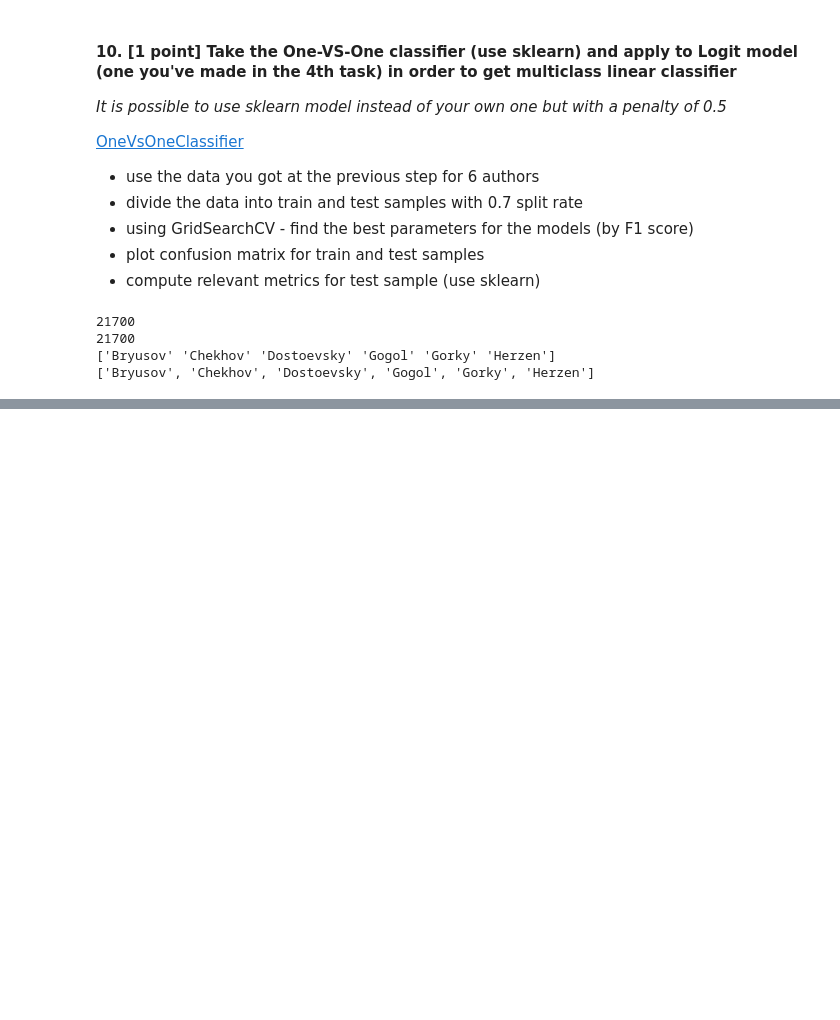
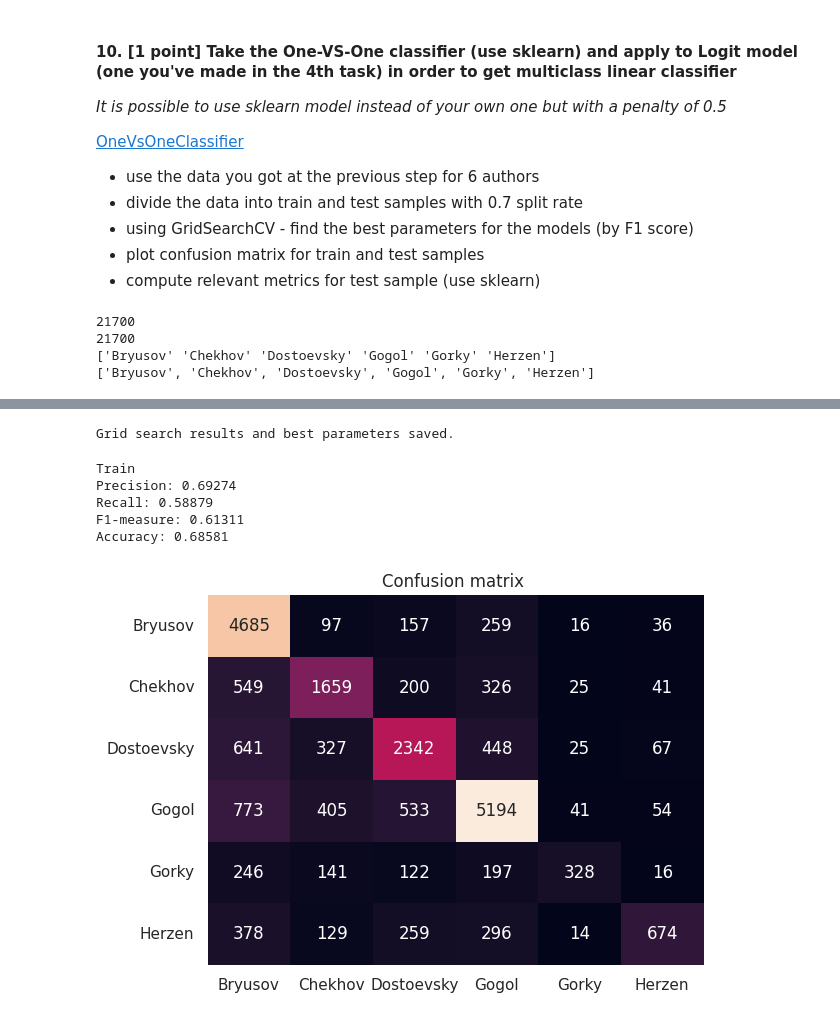
Before and after one commit to yakovlevia/Mathematical-methods-of-data-analysis, a Jupyter notebook: hw3ml_2024_best_ copy 2.ipynb, the cells around one changed output, grey strips where cells are left out. Saved outputs shown, nothing was run; the diff lists cells and outputs as text; code cells hidden in the pictures; blank space fills up the shorter version.

```diff
--- a/hw3ml_2024_best_ copy 2.ipynb
+++ b/hw3ml_2024_best_ copy 2.ipynb
@@ -1317,29 +1317,19 @@ class ToNumpyArrayTransformer(BaseEstimator, TransformerMixin):
 #Best Parameters: {'classifier__beta': 0.0, 'classifier__gamma': 0.0, 'classifier__learning_rate': 0.01, 'classifier__max_iter': 1000, 'classifier__tolerance': 0.0001, 'vectorizer__max_features': 3000}
 
 param_grid = {
-    'vectorizer__max_features': [500, 1000, 1500],  # CountVectorizer parameters
-    'classifier__estimator__beta': [0, 5],
-    'classifier__estimator__gamma': [0, 5],
-    'classifier__estimator__learning_rate': [1e-4, 1e-3, 1e-2],
-    'classifier__estimator__tolerance': [0.001, 0.0001],
-    'classifier__estimator__max_iter': [1000, 4500]
-}
-
-param_grid = {
-    'vectorizer__max_features': [500],  # CountVectorizer parameters
+    'vectorizer__max_features': [1000, 2000, 3000],  # CountVectorizer parameters
     'classifier__estimator__beta': [0],
     'classifier__estimator__gamma': [0],
     'classifier__estimator__learning_rate': [1e-4, 1e-3],
-    'classifier__estimator__tolerance': [0.001, 0.0001],
-    'classifier__estimator__max_iter': [4500]
+    'classifier__estimator__tolerance': [0.0001],
+    'classifier__estimator__max_iter': [1000, 4500]
 }
-
 
 # Set up the pipeline
 pipeline = Pipeline([
     ('vectorizer', TfidfVectorizer()),  # Text vectorization
     ('to_numpy', ToNumpyArrayTransformer()),  # Custom transformer
-    ('classifier', OneVsOneClassifier(Logit()))  # Classifier step (OneVsOneClassifier with Logit)
+    ('classifier', OneVsOneClassifier(Logit(), n_jobs=9))  # Classifier step (OneVsOneClassifier with Logit)
 ])
 
 # Define the scoring function (macro F1 score)
@@ -1350,7 +1340,7 @@ grid_search_multi = GridSearchCV(
     estimator=pipeline,
     param_grid=param_grid,
     scoring=scorer,
-    n_jobs=cpu_count() - 1,  # Use all available CPUs minus 2
+    n_jobs=2,  # Use all available CPUs minus 2
     cv=2,  # Cross-validation with 2 folds
     verbose=2
 )
@@ -1385,6 +1403,8 @@ best_results_df = pd.DataFrame({
 best_results_df.to_csv('best_results3.csv', index=False)
 
 print("Grid search results and best parameters saved.")
+# %% [output]
+Grid search results and best parameters saved.
 # %%
 from sklearn.pipeline import Pipeline
 from sklearn.base import TransformerMixin
@@ -1404,15 +1424,15 @@ class ToNumpyArrayTransformer(BaseEstimator, TransformerMixin):
 param_grid = {
     'beta': 0,
     'gamma': 0,
-    'learning_rate': 1e-3,
+    'learning_rate': 0.001,
     'tolerance': 0.0001,
-    'max_iter': 4500
+    'max_iter': 6000
 }
 
 
 # Set up the pipeline
 pipeline = Pipeline([
-    ('vectorizer', TfidfVectorizer(max_features = 2000)),  # Text vectorization
+    ('vectorizer', TfidfVectorizer(max_features = 3000)),  # Text vectorization
     ('to_numpy', ToNumpyArrayTransformer()),  # Custom transformer
     ('classifier', OneVsOneClassifier(estimator=Logit(**param_grid), n_jobs = cpu_count() - 1))  # Classifier step (OneVsOneClassifier with Logit)
 ])
@@ -1420,3 +1440,13 @@ pipeline = Pipeline([
 
 # Fit the grid search to find the best parameters
 pipeline.fit(X_train, y_train)
+# %%
+print("Train")
+show_confusion_matrix(y_train, best_model_multi.predict(X_train), np.zeros((len(y_train), 2)), 'task10', author_to_index)
+# %% [output]
+Train
+Precision: 0.69274
+Recall: 0.58879
+F1-measure: 0.61311
+Accuracy: 0.68581
+[figure, added]
```
Also changed, not shown: parts of 4 cells of this notebook, 2 other files.
